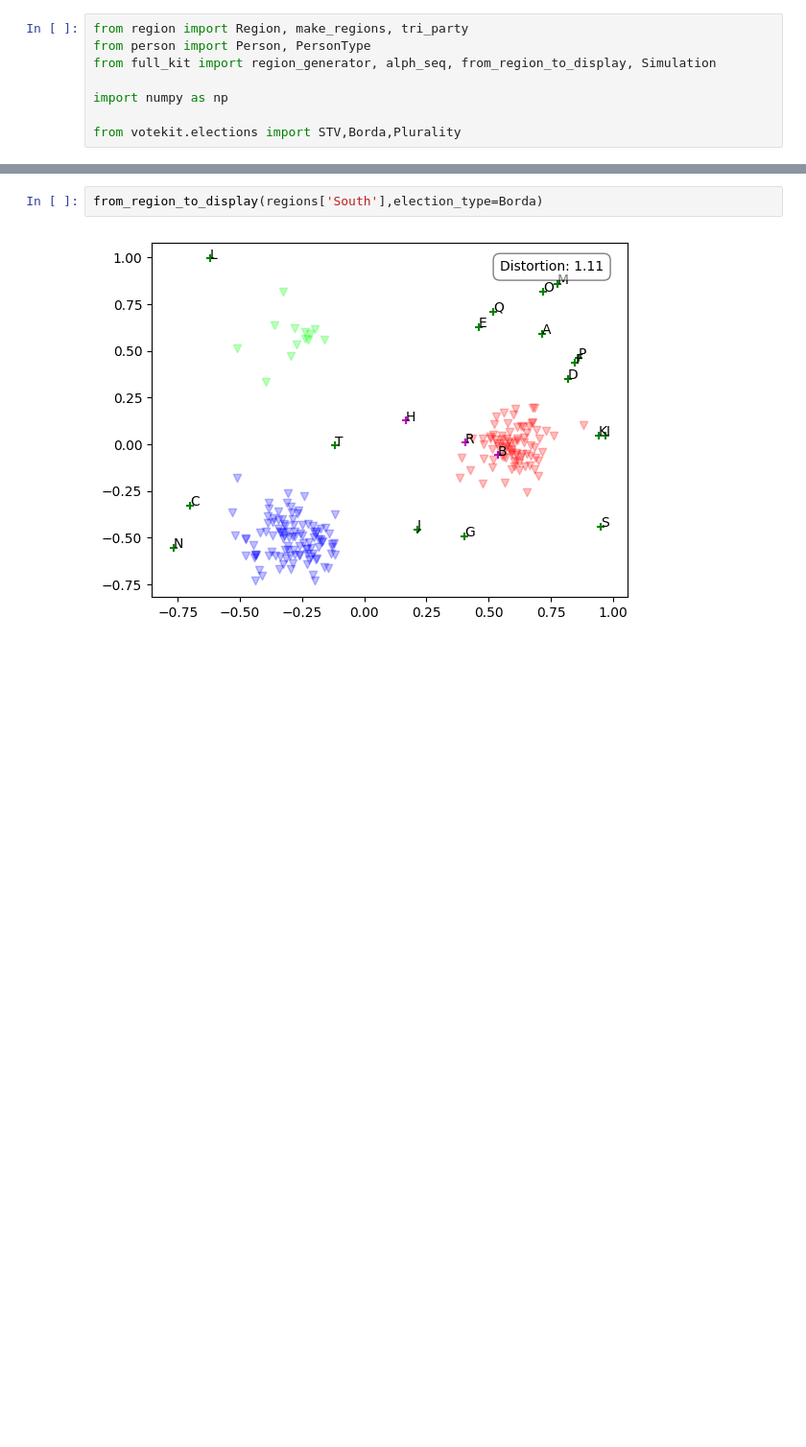
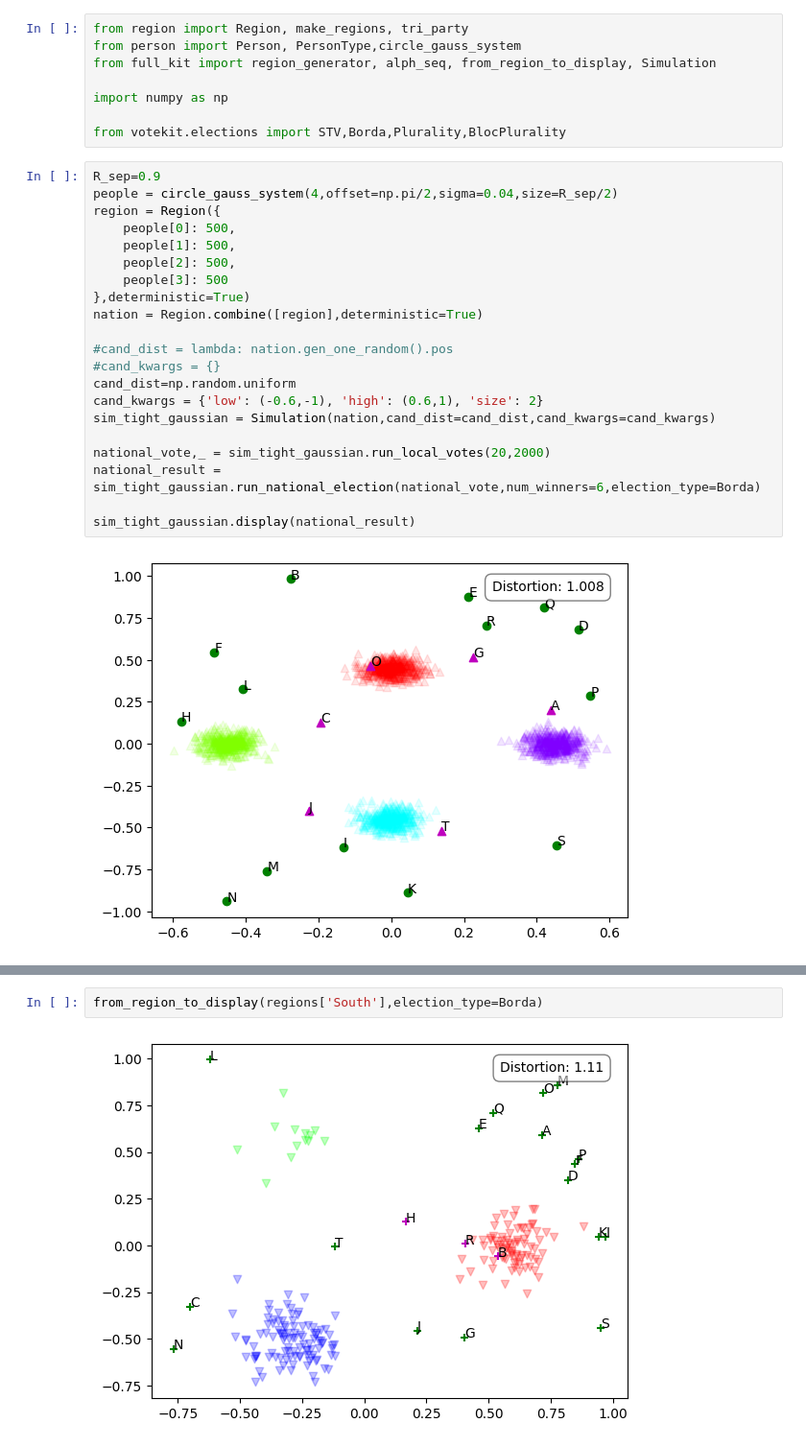
Before and after one commit to FayeAlephNil/bookish-spork, a Jupyter notebook: basics.ipynb, the cells around one changed output, grey strips where cells are left out. Shown at 96% size. Drawn from its saved outputs; the diff is of its cells as text; blank space fills up the shorter version.

```diff
--- a/basics.ipynb
+++ b/basics.ipynb
@@ -1,8 +1,31 @@
 # %%
 from region import Region, make_regions, tri_party
-from person import Person, PersonType
+from person import Person, PersonType,circle_gauss_system
 from full_kit import region_generator, alph_seq, from_region_to_display, Simulation
 
 import numpy as np
 
-from votekit.elections import STV,Borda,Plurality
+from votekit.elections import STV,Borda,Plurality,BlocPlurality
+# %%
+R_sep=0.9
+people = circle_gauss_system(4,offset=np.pi/2,sigma=0.04,size=R_sep/2)
+region = Region({
+    people[0]: 500,
+    people[1]: 500,
+    people[2]: 500,
+    people[3]: 500
+},deterministic=True)
+nation = Region.combine([region],deterministic=True)
+
+#cand_dist = lambda: nation.gen_one_random().pos
+#cand_kwargs = {}
+cand_dist=np.random.uniform
+cand_kwargs = {'low': (-0.6,-1), 'high': (0.6,1), 'size': 2}
+sim_tight_gaussian = Simulation(nation,cand_dist=cand_dist,cand_kwargs=cand_kwargs)
+
+national_vote,_ = sim_tight_gaussian.run_local_votes(20,2000)
+national_result = sim_tight_gaussian.run_national_election(national_vote,num_winners=6,election_type=Borda)
+
+sim_tight_gaussian.display(national_result)
+# %% [output]
+[figure, added]
```
Also changed, not shown: parts of 14 cells of this notebook, 9 other files.
